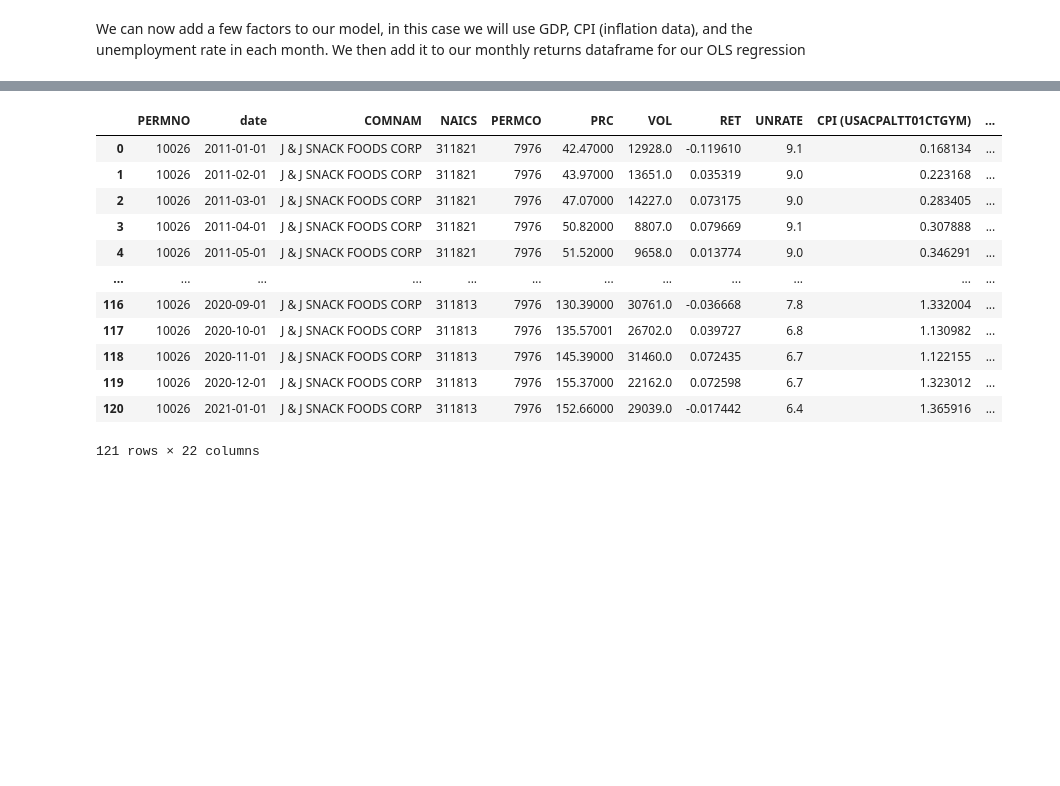
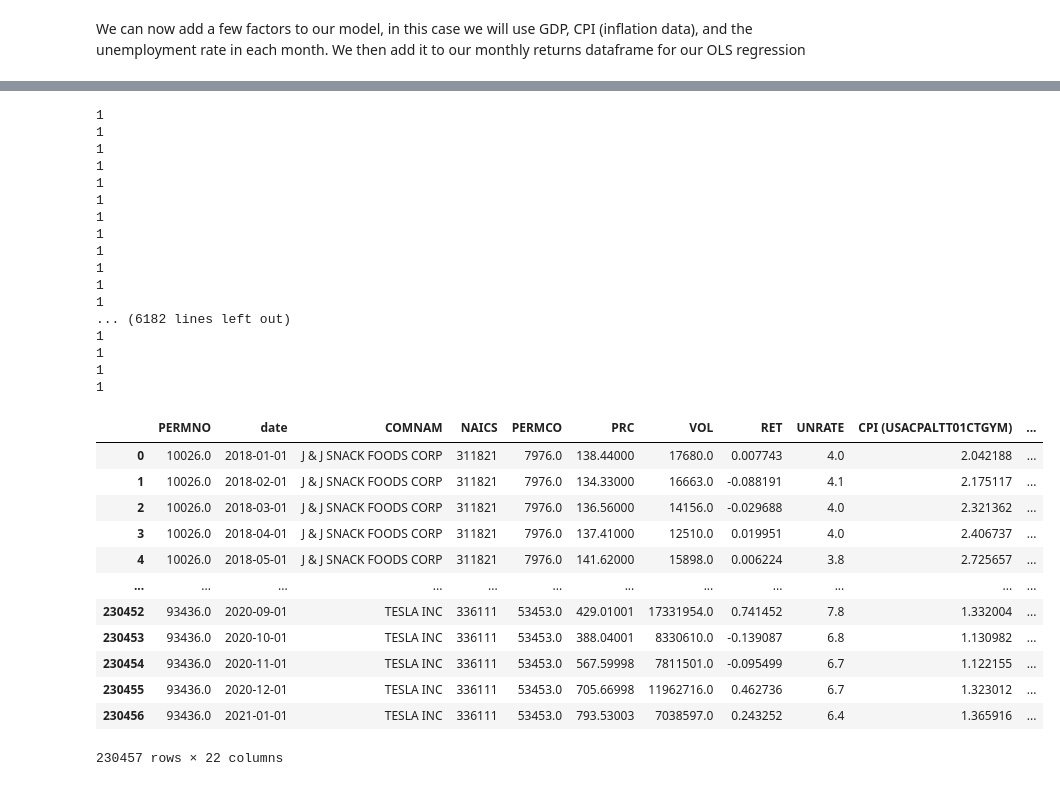
Before and after one commit to peterhindi/UBCTG-Factor-Research-Team, a Jupyter notebook: Factor_Model.ipynb, the cells around one changed output, grey strips where cells are left out. Cells and saved outputs as stored; diff of their text form; code cells hidden in the pictures; blank space fills up the shorter version.

Commit message:
model update

```diff
--- a/Factor_Model.ipynb
+++ b/Factor_Model.ipynb
@@ -12,5 +11,7 @@ import warnings
 # %%
+#Ignore warnings and set max row display option
 warnings.filterwarnings("ignore")
+pd.set_option('display.max_rows', 50)
 # %%
 # Connect to MySQL database
 connection = mysql.connector.connect(
@@ -99,9 +97,7 @@ unedited_observation_df = observation_df
 Here, we remove securities that do not have enough observations (in our case, we look for at least 120)
 # %%
 #Filter securities with at least 120 observations in the period
-observation_df_filtered = observation_df[pd.to_numeric(observation_df['COUNT(PERMNO)']) >=120]
+observation_df_filtered = observation_df[pd.to_numeric(observation_df['COUNT(PERMNO)']) >=37]
 
 #Inner join our dataframes to only keep the securities we have data on
 universe_df_filtered = pd.merge(universe_df, observation_df_filtered, on='PERMNO', how='inner')
-
-universe_df_filtered
@@ -163,10 +135,6 @@ display(universe_df_with_external_factors)
 # %%
 #columns_to_regress = ['Annualized Percent Change of GDP from Preceding Period, Seasonally Adjusted','CPI (USACPALTT01CTGYM)','UNRATE']
 
-#Explore fractional differentiation of ask/bid or adjusted price to maintain trend in the data
-new_observation_df = unedited_observation_df
-uniqueTickerList = new_observation_df[pd.to_numeric(new_observation_df['COUNT(PERMNO)']) >=120]
-
-#Unique tickers
-uniqueTickerList1 = uniqueTickerList['PERMNO']
-universe_df_with_external_factors.dtypes
+#Generate our list of unique tickers using observation df
+listofPERMNO = observation_df[pd.to_numeric(observation_df['COUNT(PERMNO)']) >=37]
+uniqueTickerList = listofPERMNO['PERMNO']
@@ -191,61 +141,78 @@ dtype: object
 # %%
 #Initialize large df to drop results of regression for each security at each regression date
 containerdf = pd.DataFrame()
-LookBack_Window=48
 
-for ticker in uniqueTickerList1:
-    ticker_specific_universe_df = universe_df_with_external_factors.loc[universe_df_with_external_factors['PERMNO'] == ticker]
+#Set our lookback window to 24 periods (months in this case). This means that we will run a regression for each period (after the first 24 months) using the previous 24 months as data
+LookBack_Window=24
 
+for ticker in uniqueTickerList:
+    ticker_specific_universe_df = universe_df_with_external_factors_filtered.loc[universe_df_with_external_factors_filtered['PERMNO'] == ticker]
     ticker_specific_universe_df["B0"] = 0
     ticker_specific_universe_df["R_squared"] = 0
     ticker_specific_universe_df["Beta_CPI"] = 0
     ticker_specific_universe_df["Beta_GDP"] = 0
     ticker_specific_universe_df["Beta_UnemRate"] = 0
     ticker_specific_universe_df["p_value_Alpha"] = 0
     ticker_specific_universe_df["p_value_Market"] = 0
     ticker_specific_universe_df["p_value_GDP"] = 0
     ticker_specific_universe_df["p_value_UnemRate"] = 0
     ticker_specific_universe_df= ticker_specific_universe_df.drop(["FACSHR","ACPERM","ACCOMP","DLPRC","BID","ASK","COUNT(PERMNO)","DCLRDT","DLPDT","PAYDT","RCRDDT","FACPR","FACSHR","ACPERM","ACCOMP","DLPRC"],axis=1)
-    #for each 48-month (2-year) span, train an OLS and collect the results
+
+    #For each 24-month (2-year) span, train an OLS and collect the results
     for x in range(0, len(ticker_specific_universe_df)-LookBack_Window-1):
         # Define the independent variables (X) and dependent variable (y)
         X = ticker_specific_universe_df[["Annualized Percent Change of GDP from Preceding Period, Seasonally Adjusted","CPI (USACPALTT01CTGYM)","UNRATE"]][x:x+LookBack_Window]
         Y = ticker_specific_universe_df['RET'][x:x+LookBack_Window]
 
-        # Add a constant term to the independent variables, check impact
+        #Add a constant term to the independent variables, check impact
         X = sm.add_constant(X)
 
-        # Fit the linear regression model
+        #Fit the linear regression model
         model = sm.OLS(Y, X)
         results = model.fit()
 
-        # Get the coefficients
-        coefficients = results.params
-        #print(coefficients)
-        # Get the coefficients
+        #Get the coefficients
         ticker_specific_universe_df.loc[ticker_specific_universe_df.index[x+1+LookBack_Window], 'B0'] = results.params[0]
         ticker_specific_universe_df.loc[ticker_specific_universe_df.index[x+1+LookBack_Window], 'Beta_GDP'] = results.params[1]
         ticker_specific_universe_df.loc[ticker_specific_universe_df.index[x+1+LookBack_Window], 'Beta_CPI'] = results.params[2]
         ticker_specific_universe_df.loc[ticker_specific_universe_df.index[x+1+LookBack_Window], 'Beta_UnemRate'] = results.params[3]
         ticker_specific_universe_df.loc[ticker_specific_universe_df.index[x+1+LookBack_Window], 'R_squared'] = results.rsquared
         ticker_specific_universe_df.loc[ticker_specific_universe_df.index[x+1+LookBack_Window], 'p_value_B0'] = results.pvalues[0]
         ticker_specific_universe_df.loc[ticker_specific_universe_df.index[x+1+LookBack_Window], 'p_value_GDP'] = results.pvalues[1]
         ticker_specific_universe_df.loc[ticker_specific_universe_df.index[x+1+LookBack_Window], 'p_value_CPI'] = results.pvalues[2]
         ticker_specific_universe_df.loc[ticker_specific_universe_df.index[x+1+LookBack_Window], 'p_value_UnemRate'] = results.pvalues[3]
 
-    display(ticker_specific_universe_df)
-    break
+    #Add ticker dataframe to larger container dataframe
+    containerdf = pd.concat([containerdf, ticker_specific_universe_df], ignore_index=True)
+display(containerdf)
 # %% [output]
+1
+1
+1
+1
+1
+1
+1
+1
+1
+1
+1
+1
+... (6182 lines left out)
+1
+1
+1
+1
 |  | PERMNO | date | COMNAM | NAICS | PERMCO | PRC | VOL | RET | UNRATE | CPI (USACPALTT01CTGYM) | ... |
-| 0 | 10026 | 2011-01-01 | J & J SNACK FOODS CORP | 311821 | 7976 | 42.47000 | 12928.0 | -0.119610 | 9.1 | 0.168134 | ... |
-| 1 | 10026 | 2011-02-01 | J & J SNACK FOODS CORP | 311821 | 7976 | 43.97000 | 13651.0 | 0.035319 | 9.0 | 0.223168 | ... |
-| 2 | 10026 | 2011-03-01 | J & J SNACK FOODS CORP | 311821 | 7976 | 47.07000 | 14227.0 | 0.073175 | 9.0 | 0.283405 | ... |
-| 3 | 10026 | 2011-04-01 | J & J SNACK FOODS CORP | 311821 | 7976 | 50.82000 | 8807.0 | 0.079669 | 9.1 | 0.307888 | ... |
-| 4 | 10026 | 2011-05-01 | J & J SNACK FOODS CORP | 311821 | 7976 | 51.52000 | 9658.0 | 0.013774 | 9.0 | 0.346291 | ... |
+| 0 | 10026.0 | 2018-01-01 | J & J SNACK FOODS CORP | 311821 | 7976.0 | 138.44000 | 17680.0 | 0.007743 | 4.0 | 2.042188 | ... |
+| 1 | 10026.0 | 2018-02-01 | J & J SNACK FOODS CORP | 311821 | 7976.0 | 134.33000 | 16663.0 | -0.088191 | 4.1 | 2.175117 | ... |
+| 2 | 10026.0 | 2018-03-01 | J & J SNACK FOODS CORP | 311821 | 7976.0 | 136.56000 | 14156.0 | -0.029688 | 4.0 | 2.321362 | ... |
+| 3 | 10026.0 | 2018-04-01 | J & J SNACK FOODS CORP | 311821 | 7976.0 | 137.41000 | 12510.0 | 0.019951 | 4.0 | 2.406737 | ... |
+| 4 | 10026.0 | 2018-05-01 | J & J SNACK FOODS CORP | 311821 | 7976.0 | 141.62000 | 15898.0 | 0.006224 | 3.8 | 2.725657 | ... |
 | ... | ... | ... | ... | ... | ... | ... | ... | ... | ... | ... | ... |
-| 116 | 10026 | 2020-09-01 | J & J SNACK FOODS CORP | 311813 | 7976 | 130.39000 | 30761.0 | -0.036668 | 7.8 | 1.332004 | ... |
-| 117 | 10026 | 2020-10-01 | J & J SNACK FOODS CORP | 311813 | 7976 | 135.57001 | 26702.0 | 0.039727 | 6.8 | 1.130982 | ... |
-| 118 | 10026 | 2020-11-01 | J & J SNACK FOODS CORP | 311813 | 7976 | 145.39000 | 31460.0 | 0.072435 | 6.7 | 1.122155 | ... |
-| 119 | 10026 | 2020-12-01 | J & J SNACK FOODS CORP | 311813 | 7976 | 155.37000 | 22162.0 | 0.072598 | 6.7 | 1.323012 | ... |
-| 120 | 10026 | 2021-01-01 | J & J SNACK FOODS CORP | 311813 | 7976 | 152.66000 | 29039.0 | -0.017442 | 6.4 | 1.365916 | ... |
+| 230452 | 93436.0 | 2020-09-01 | TESLA INC | 336111 | 53453.0 | 429.01001 | 17331954.0 | 0.741452 | 7.8 | 1.332004 | ... |
+| 230453 | 93436.0 | 2020-10-01 | TESLA INC | 336111 | 53453.0 | 388.04001 | 8330610.0 | -0.139087 | 6.8 | 1.130982 | ... |
+| 230454 | 93436.0 | 2020-11-01 | TESLA INC | 336111 | 53453.0 | 567.59998 | 7811501.0 | -0.095499 | 6.7 | 1.122155 | ... |
+| 230455 | 93436.0 | 2020-12-01 | TESLA INC | 336111 | 53453.0 | 705.66998 | 11962716.0 | 0.462736 | 6.7 | 1.323012 | ... |
+| 230456 | 93436.0 | 2021-01-01 | TESLA INC | 336111 | 53453.0 | 793.53003 | 7038597.0 | 0.243252 | 6.4 | 1.365916 | ... |
-121 rows × 22 columns
+230457 rows × 22 columns
```
Also changed, not shown: parts of 8 cells of this notebook.
